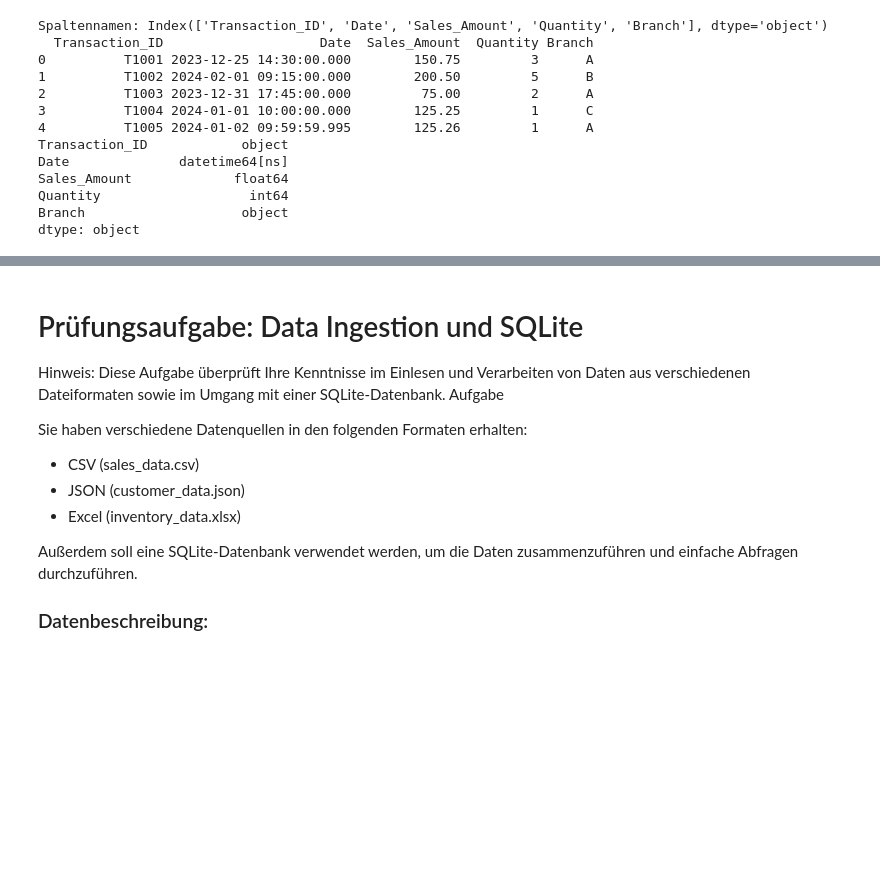
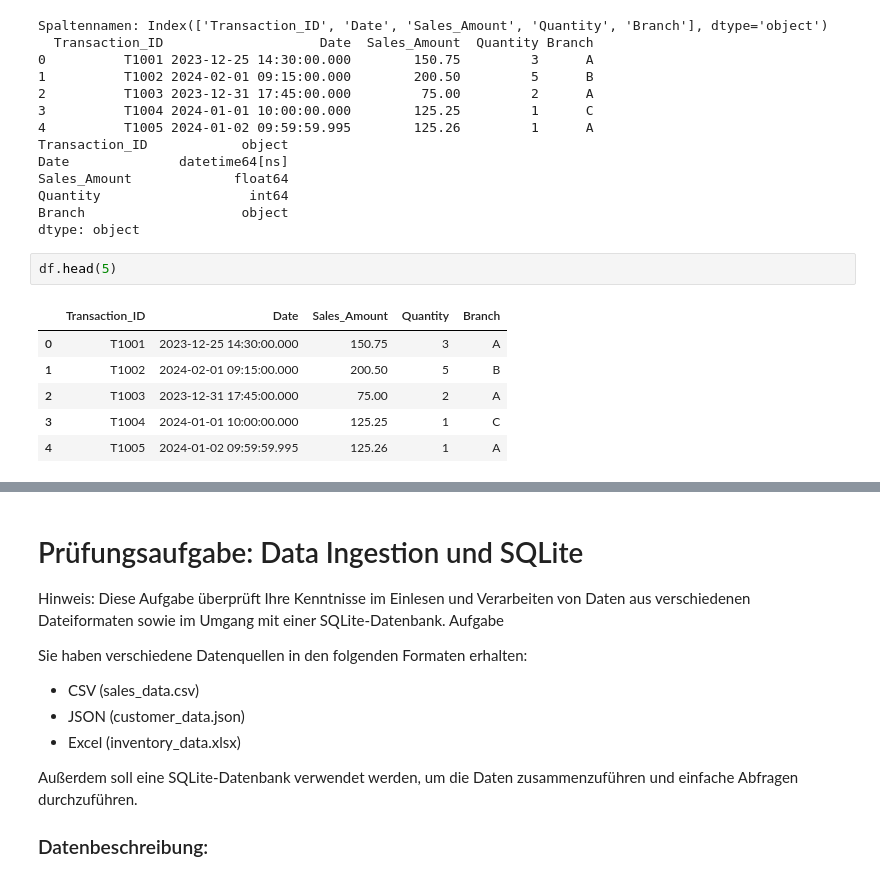
Before and after one commit to blobb3/data_ingestion, a Jupyter notebook: 01_Input_Output_and_Formatting_Python/uebung.ipynb, the cells around one changed output, grey strips where cells are left out. Drawn from its saved outputs; the diff is of its cells as text; blank space fills up the shorter version.

```diff
--- a/01_Input_Output_and_Formatting_Python/uebung.ipynb
+++ b/01_Input_Output_and_Formatting_Python/uebung.ipynb
@@ -116,3 +116,12 @@ Sales_Amount             float64
 Quantity                   int64
 Branch                    object
 dtype: object
+# %%
+df.head(5)
+# %% [output]
+|  | Transaction_ID | Date | Sales_Amount | Quantity | Branch |
+| 0 | T1001 | 2023-12-25 14:30:00.000 | 150.75 | 3 | A |
+| 1 | T1002 | 2024-02-01 09:15:00.000 | 200.50 | 5 | B |
+| 2 | T1003 | 2023-12-31 17:45:00.000 | 75.00 | 2 | A |
+| 3 | T1004 | 2024-01-01 10:00:00.000 | 125.25 | 1 | C |
+| 4 | T1005 | 2024-01-02 09:59:59.995 | 125.26 | 1 | A |
```
Also changed, not shown: parts of 36 cells of this notebook, 14 other files.
